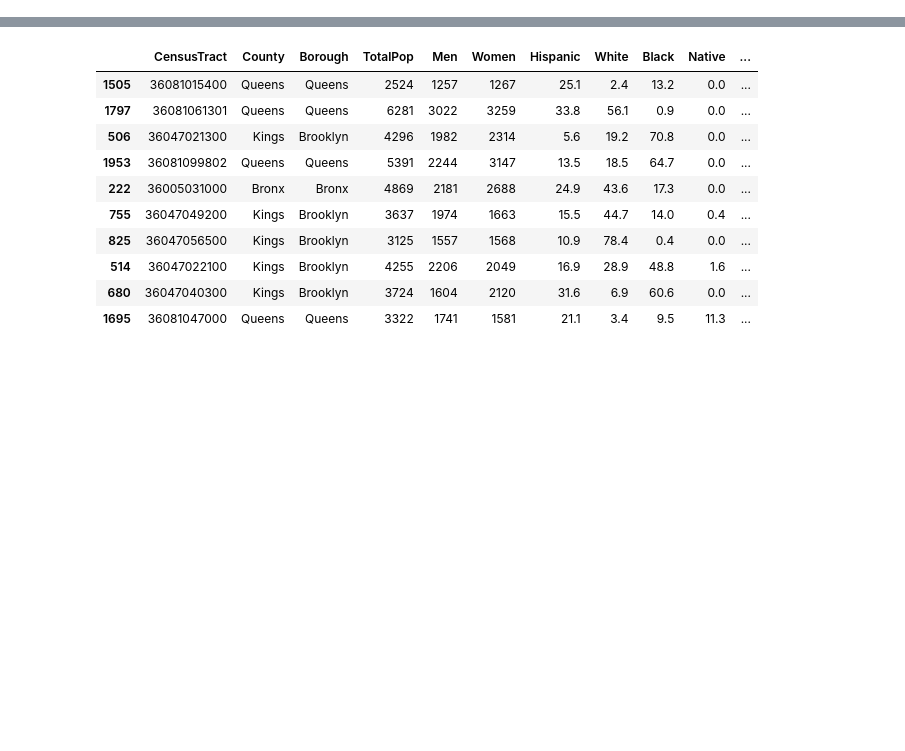
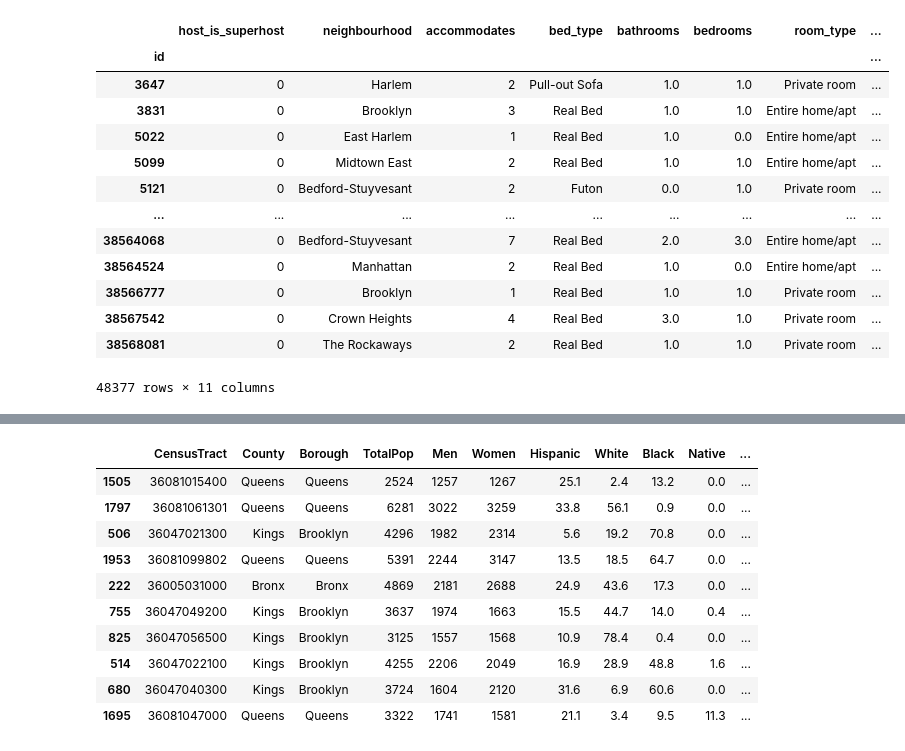
Before and after one commit to abhi-vik/bds-proj, a Jupyter notebook: explore.ipynb, the cells around one changed output, grey strips where cells are left out. Cells and saved outputs as stored; diff of their text form; code cells hidden in the pictures; blank space fills up the shorter version.

```diff
--- a/explore.ipynb
+++ b/explore.ipynb
@@ -23,0 +22,17 @@ df.sample(10)
+# %%
+df[b]
+# %% [output]
+|  | host_is_superhost | neighbourhood | accommodates | bed_type | bathrooms | bedrooms | room_type | ... |
+| id |  |  |  |  |  |  |  | ... |
+| 3647 | 0 | Harlem | 2 | Pull-out Sofa | 1.0 | 1.0 | Private room | ... |
+| 3831 | 0 | Brooklyn | 3 | Real Bed | 1.0 | 1.0 | Entire home/apt | ... |
+| 5022 | 0 | East Harlem | 1 | Real Bed | 1.0 | 0.0 | Entire home/apt | ... |
+| 5099 | 0 | Midtown East | 2 | Real Bed | 1.0 | 1.0 | Entire home/apt | ... |
+| 5121 | 0 | Bedford-Stuyvesant | 2 | Futon | 0.0 | 1.0 | Private room | ... |
+| ... | ... | ... | ... | ... | ... | ... | ... | ... |
+| 38564068 | 0 | Bedford-Stuyvesant | 7 | Real Bed | 2.0 | 3.0 | Entire home/apt | ... |
+| 38564524 | 0 | Manhattan | 2 | Real Bed | 1.0 | 0.0 | Entire home/apt | ... |
+| 38566777 | 0 | Brooklyn | 1 | Real Bed | 1.0 | 1.0 | Private room | ... |
+| 38567542 | 0 | Crown Heights | 4 | Real Bed | 3.0 | 1.0 | Private room | ... |
+| 38568081 | 0 | The Rockaways | 2 | Real Bed | 1.0 | 1.0 | Private room | ... |
+48377 rows × 11 columns
```
Also changed, not shown: parts of 7 cells of this notebook, 1 other file.
